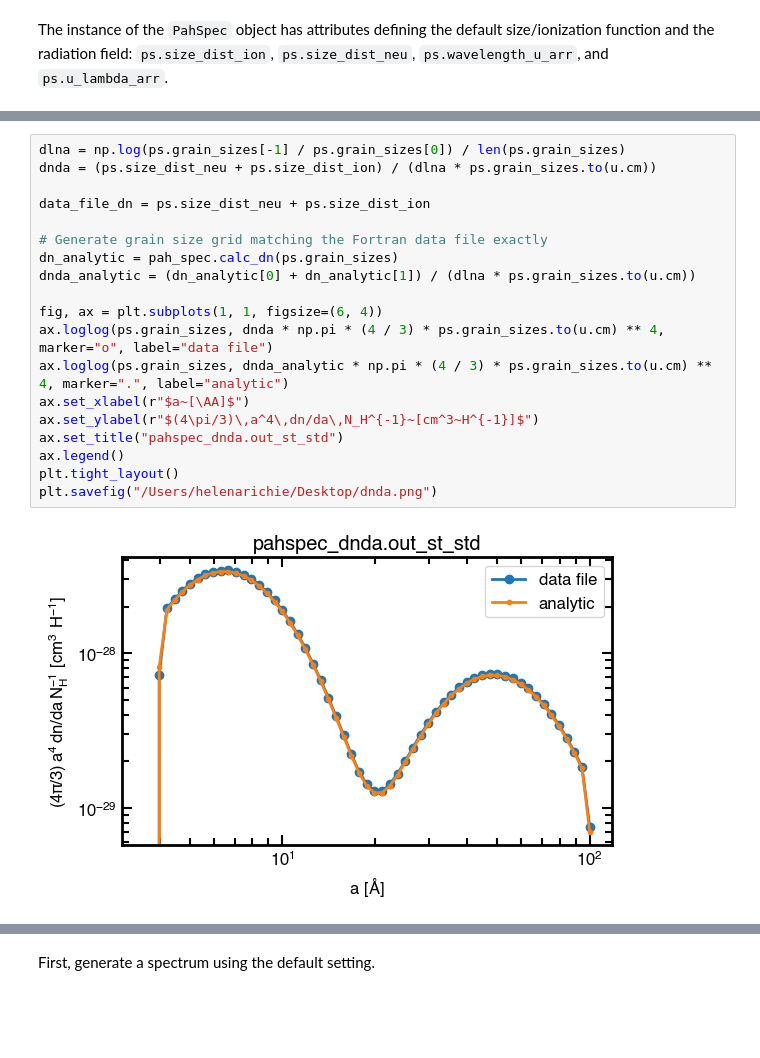
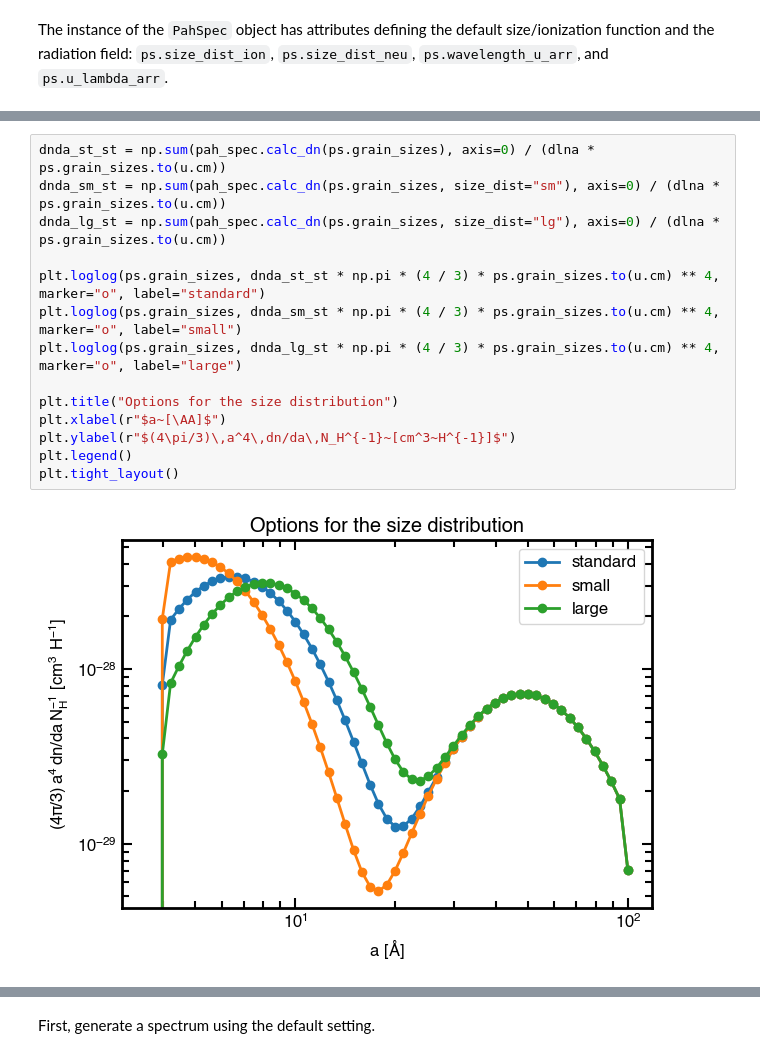
Before and after one commit to helenarichie/pah_spec, a Jupyter notebook: examples/generate_spectrum_example.ipynb, the cells around one changed output, grey strips where cells are left out. Drawn from its saved outputs; the diff is of its cells as text; blank space fills up the shorter version.

Commit message:
switch from using data file to analtytic function to calculate size distribution, update documented example accordingly

```diff
--- a/examples/generate_spectrum_example.ipynb
+++ b/examples/generate_spectrum_example.ipynb
@@ -133,22 +162,17 @@ Text(0.5, 1.0, 'Default radiation field')
 # %%
-dlna = np.log(ps.grain_sizes[-1] / ps.grain_sizes[0]) / len(ps.grain_sizes)
-dnda = (ps.size_dist_neu + ps.size_dist_ion) / (dlna * ps.grain_sizes.to(u.cm))
+dnda_st_st = np.sum(pah_spec.calc_dn(ps.grain_sizes), axis=0) / (dlna * ps.grain_sizes.to(u.cm))
+dnda_sm_st = np.sum(pah_spec.calc_dn(ps.grain_sizes, size_dist="sm"), axis=0) / (dlna * ps.grain_sizes.to(u.cm))
+dnda_lg_st = np.sum(pah_spec.calc_dn(ps.grain_sizes, size_dist="lg"), axis=0) / (dlna * ps.grain_sizes.to(u.cm))
 
-data_file_dn = ps.size_dist_neu + ps.size_dist_ion
+plt.loglog(ps.grain_sizes, dnda_st_st * np.pi * (4 / 3) * ps.grain_sizes.to(u.cm) ** 4, marker="o", label="standard")
+plt.loglog(ps.grain_sizes, dnda_sm_st * np.pi * (4 / 3) * ps.grain_sizes.to(u.cm) ** 4, marker="o", label="small")
+plt.loglog(ps.grain_sizes, dnda_lg_st * np.pi * (4 / 3) * ps.grain_sizes.to(u.cm) ** 4, marker="o", label="large")
 
-# Generate grain size grid matching the Fortran data file exactly
-dn_analytic = pah_spec.calc_dn(ps.grain_sizes)
-dnda_analytic = (dn_analytic[0] + dn_analytic[1]) / (dlna * ps.grain_sizes.to(u.cm))
-
-fig, ax = plt.subplots(1, 1, figsize=(6, 4))
-ax.loglog(ps.grain_sizes, dnda * np.pi * (4 / 3) * ps.grain_sizes.to(u.cm) ** 4, marker="o", label="data file")
-ax.loglog(ps.grain_sizes, dnda_analytic * np.pi * (4 / 3) * ps.grain_sizes.to(u.cm) ** 4, marker=".", label="analytic")
-ax.set_xlabel(r"$a~[\AA]$")
-ax.set_ylabel(r"$(4\pi/3)\,a^4\,dn/da\,N_H^{-1}~[cm^3~H^{-1}]$")
-ax.set_title("pahspec_dnda.out_st_std")
-ax.legend()
+plt.title("Options for the size distribution")
+plt.xlabel(r"$a~[\AA]$")
+plt.ylabel(r"$(4\pi/3)\,a^4\,dn/da\,N_H^{-1}~[cm^3~H^{-1}]$")
+plt.legend()
 plt.tight_layout()
-plt.savefig("/Users/helenarichie/Desktop/dnda.png")
 # %% [output]
-[figure, old version]
+[figure, new version]
 # %%
```
Also changed, not shown: parts of 12 cells of this notebook, 3 other files.
